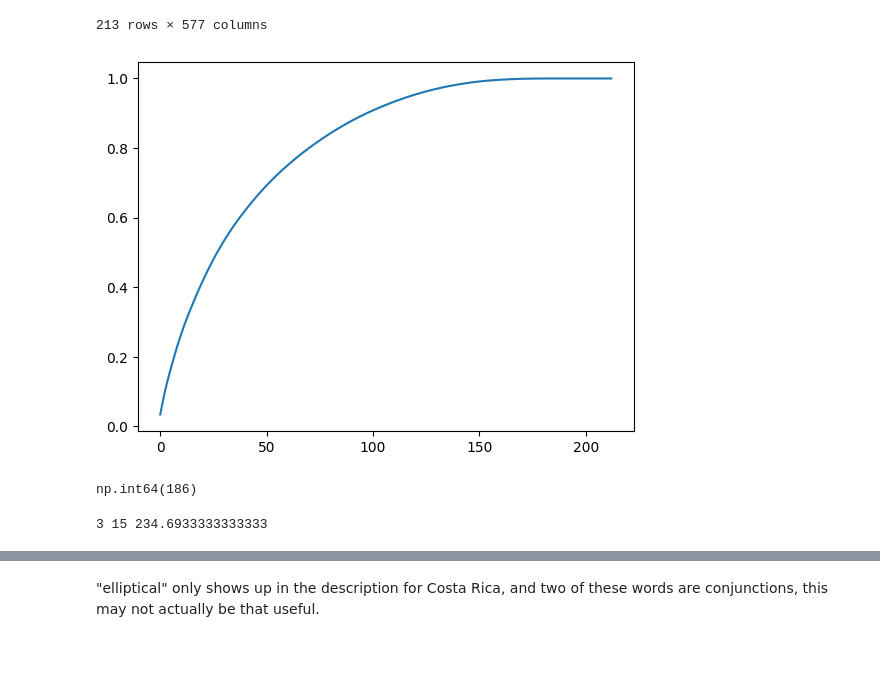
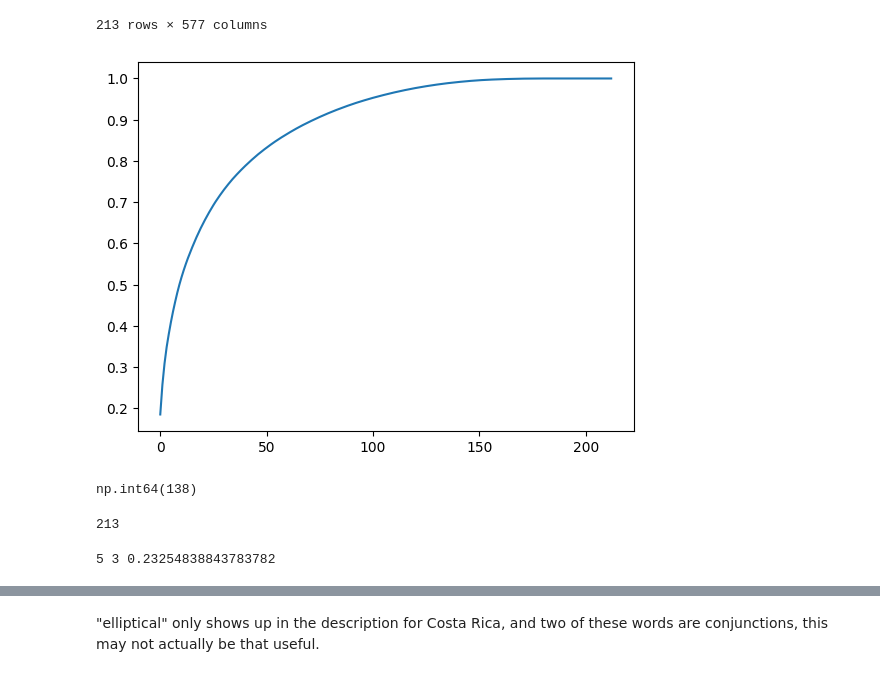
Before and after one commit to JEElsner/flag-analysis, a Jupyter notebook: flag-analysis/data_analysis.ipynb, the cells around one changed output, grey strips where cells are left out. Drawn from its saved outputs; the diff is of its cells as text; code cells hidden in the pictures.

```diff
--- a/flag-analysis/data_analysis.ipynb
+++ b/flag-analysis/data_analysis.ipynb
@@ -49,29 +57,34 @@ pca = PCA().fit(X)
 # %%
 fig, ax = plt.subplots()
 
-cum_var = np.cumsum(pca.explained_variance_ratio_)
+cum_var = np.sqrt(np.cumsum(pca.singular_values_**2) / np.sum(pca.singular_values_**2))
 ax.plot(cum_var)
 
 plt.show()
 # %% [output]
-[figure, old version]
+[figure, new version]
 # %%
-all_var = np.argmin(cum_var < 1)
+all_var = np.searchsorted(cum_var, 0.99)
 all_var
 # %% [output]
-np.int64(186)
+np.int64(138)
+# %%
+pca.n_components_
+# %% [output]
+213
 # %%
 all_var = 100
 # %%
 from sklearn.cluster import KMeans
 from sklearn.pipeline import Pipeline, make_pipeline
+from sklearn import metrics
 from tempfile import mkdtemp
 
 cachedir = mkdtemp()
 categorizers = list()
 
 for pca_modes in [2, 3, 5, 10, 20, 50, 100, all_var]:
-    for k in range(2, 16):
+    for k in range(3, 31):
         pipe = make_pipeline(
             PCA(n_components=pca_modes, random_state=932),
             KMeans(n_clusters=k, random_state=42),
@@ -80,18 +93,19 @@ for pca_modes in [2, 3, 5, 10, 20, 50, 100, all_var]:
 
         categorizers.append(pipe)
 
-n_variance = dict()
+model_metrics = dict()
 for cat in categorizers:
     cat.fit(X, Y)
     labels = cat.predict(X)
     categories = {label: Y[labels == label].values for label in np.unique(labels)}
     avg = np.average(list(map(len, categories.values())))
-    var = np.average((np.fromiter(map(len, categories.values()), dtype=int) - avg)**2)
-    n_variance[cat] = var
+    # var = np.average((np.fromiter(map(len, categories.values()), dtype=int) - avg)**2)
+    silhouette_score = metrics.silhouette_score(X, cat.get_params()['kmeans'].labels_, metric='euclidean')
+    model_metrics[cat] = silhouette_score
 
-best = pipe = min(categorizers, key=n_variance.get)
-print(best.get_params()['pca__n_components'], best.get_params()['kmeans__n_clusters'], n_variance[best])
+best = pipe = max(categorizers, key=model_metrics.get)
+print(best.get_params()['pca__n_components'], best.get_params()['kmeans__n_clusters'], model_metrics[best])
 
 categories = {label: Y[labels == label].values for label in np.unique(labels)}
 # %% [output]
-3 15 234.6933333333333
+5 3 0.23254838843783782
```
Also changed, not shown: parts of 23 cells of this notebook, 12 other files.
